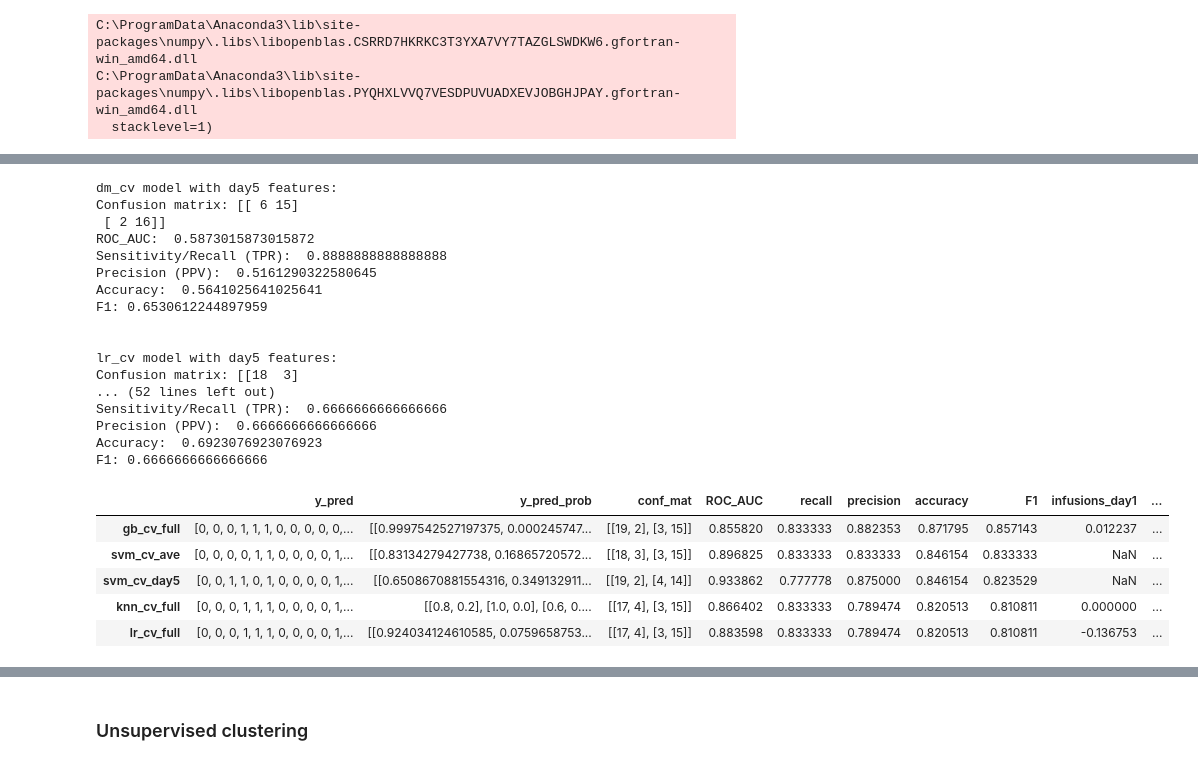
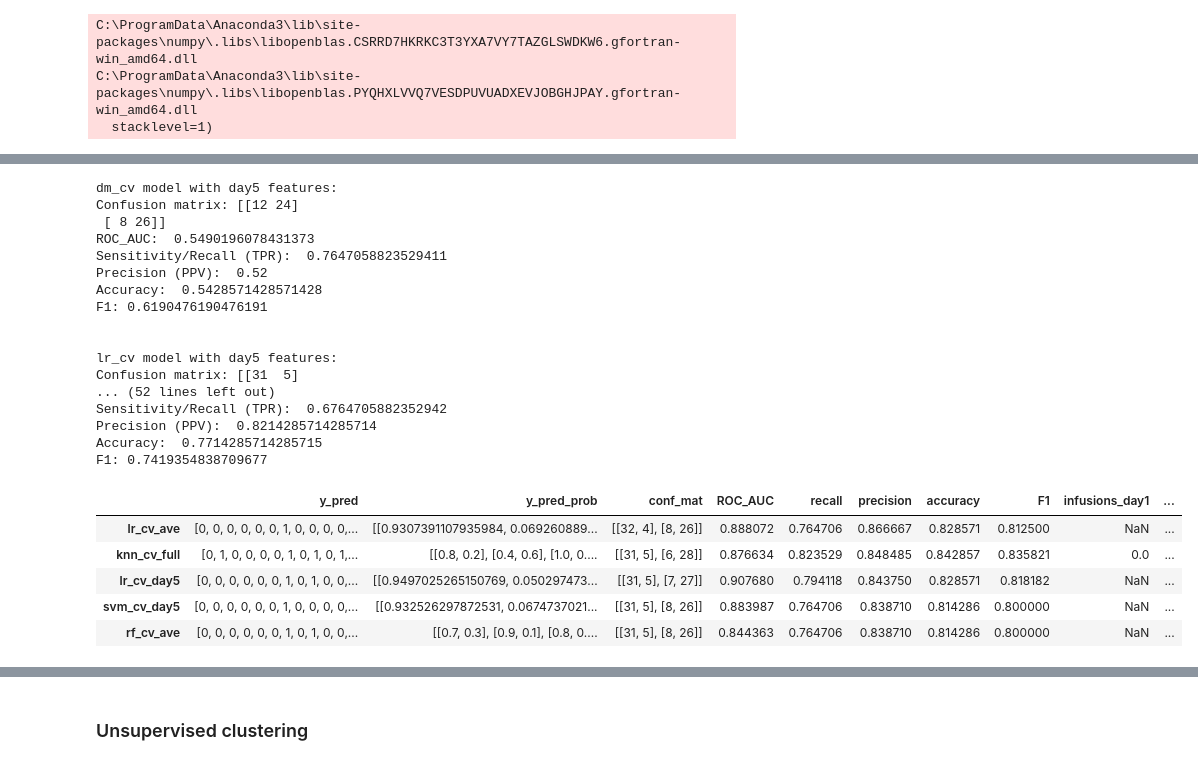
Before and after one commit to grace3999/PredictEscalation, a Jupyter notebook: EscalationProj_Tim.ipynb, the cells around one changed output, grey strips where cells are left out. Saved outputs shown, nothing was run; the diff lists cells and outputs as text; code cells hidden in the pictures.

```diff
--- a/EscalationProj_Tim.ipynb
+++ b/EscalationProj_Tim.ipynb
@@ -40,9 +40,9 @@ C:\ProgramData\Anaconda3\lib\site-packages\numpy\.libs\libopenblas.CSRRD7HKRKC3T
 C:\ProgramData\Anaconda3\lib\site-packages\numpy\.libs\libopenblas.PYQHXLVVQ7VESDPUVUADXEVJOBGHJPAY.gfortran-win_amd64.dll
   stacklevel=1)
 # %%
-path = 'C:/Users/Schindler/Documents/Schindler_Lab/Data/Escalation/Ferguson/IntA_dataset_TJO_V2.csv'
+path_traintest = 'C:/Users/Schindler/Documents/Schindler_Lab/Data/Escalation/Ferguson/IntA_dataset_TJO_V3.csv'
 # %%
-data = pd.read_csv(path)
+data = pd.read_csv(path_traintest)
 data = pd.DataFrame(data = data)
 print(data.shape)
 print(data.Severity.value_counts())
@@ -78,25 +98,17 @@ data.head()
 # %%
-data['infusions_ave'] = data[['infusions_day1',
-       'infusions_day2', 'infusions_day3', 'infusions_day4',
-       'infusions_day5']].mean(axis = 1)
+data['infusions_ave'] = data[['infusions_day1', 'infusions_day2', 'infusions_day3', 'infusions_day4', 'infusions_day5']].mean(axis = 1)
 
-data['loading_ave'] = data[['loading_day1', 'loading_day2', 'loading_day3',
-       'loading_day4', 'loading_day5']].mean(axis = 1)
+data['loading_ave'] = data[['loading_day1', 'loading_day2', 'loading_day3', 'loading_day4', 'loading_day5']].mean(axis = 1)
 
-data['taking_ave'] = data[['taking_day1', 'taking_day2',
-       'taking_day3', 'taking_day4', 'taking_day5']].mean(axis = 1)
+data['taking_ave'] = data[['taking_day1', 'taking_day2', 'taking_day3', 'taking_day4', 'taking_day5']].mean(axis = 1)
 
-data['seeking_ave'] = data[['seeking_day1',
-       'seeking_day2', 'seeking_day3', 'seeking_day4', 'seeking_day5']].mean(axis = 1)
+data['seeking_ave'] = data[['seeking_day1', 'seeking_day2', 'seeking_day3', 'seeking_day4', 'seeking_day5']].mean(axis = 1)
 
-data['first_ave'] = data[['first_day1', 'first_day2', 'first_day3', 'first_day4',
-       'first_day5']].mean(axis = 1)
+data['first_ave'] = data[['first_day1', 'first_day2', 'first_day3', 'first_day4', 'first_day5']].mean(axis = 1)
 
-data['latency_ave'] = data[['latency_day1', 'latency_day2', 'latency_day3',
-       'latency_day4', 'latency_day5']].mean(axis = 1)
+data['latency_ave'] = data[['latency_day1', 'latency_day2', 'latency_day3', 'latency_day4', 'latency_day5']].mean(axis = 1)
 
-data['interval_ave'] = data[['interval_day1', 'interval_day2',
-       'interval_day3', 'interval_day4', 'interval_day5']].mean(axis = 1)
+data['interval_ave'] = data[['interval_day1', 'interval_day2', 'interval_day3', 'interval_day4', 'interval_day5']].mean(axis = 1)
 
 data.head()
 # %% [output]
@@ -366,34 +377,34 @@ for name, model in models_dic.items():
     print('\n')
 # %% [output]
 dm_cv model with day5 features:
-Confusion matrix: [[ 6 15]
- [ 2 16]]
-ROC_AUC:  0.5873015873015872
-Sensitivity/Recall (TPR):  0.8888888888888888
-Precision (PPV):  0.5161290322580645
-Accuracy:  0.5641025641025641
-F1: 0.6530612244897959
+Confusion matrix: [[12 24]
+ [ 8 26]]
+ROC_AUC:  0.5490196078431373
+Sensitivity/Recall (TPR):  0.7647058823529411
+Precision (PPV):  0.52
+Accuracy:  0.5428571428571428
+F1: 0.6190476190476191
 
 
 lr_cv model with day5 features:
-Confusion matrix: [[18  3]
+Confusion matrix: [[31  5]
 ... (52 lines left out)
-Sensitivity/Recall (TPR):  0.6666666666666666
-Precision (PPV):  0.6666666666666666
-Accuracy:  0.6923076923076923
-F1: 0.6666666666666666
+Sensitivity/Recall (TPR):  0.6764705882352942
+Precision (PPV):  0.8214285714285714
+Accuracy:  0.7714285714285715
+F1: 0.7419354838709677
 # %%
 #put dics in pandas df
 final_dic = {**data_full_features, **data_ave_features, **data_day1_features, **data_day5_features}
 data_pandas = pd.DataFrame.from_dict(data = final_dic, orient='index')
-data_pandas.sort_values('F1', ascending=False).head()
+data_pandas.sort_values('precision', ascending=False).head()
 # %% [output]
 |  | y_pred | y_pred_prob | conf_mat | ROC_AUC | recall | precision | accuracy | F1 | infusions_day1 | ... |
-| gb_cv_full | [0, 0, 0, 1, 1, 1, 0, 0, 0, 0, 0,... | [[0.9997542527197375, 0.000245747... | [[19, 2], [3, 15]] | 0.855820 | 0.833333 | 0.882353 | 0.871795 | 0.857143 | 0.012237 | ... |
-| svm_cv_ave | [0, 0, 0, 0, 1, 1, 0, 0, 0, 0, 1,... | [[0.83134279427738, 0.16865720572... | [[18, 3], [3, 15]] | 0.896825 | 0.833333 | 0.833333 | 0.846154 | 0.833333 | NaN | ... |
-| svm_cv_day5 | [0, 0, 1, 1, 0, 1, 0, 0, 0, 0, 1,... | [[0.6508670881554316, 0.349132911... | [[19, 2], [4, 14]] | 0.933862 | 0.777778 | 0.875000 | 0.846154 | 0.823529 | NaN | ... |
-| knn_cv_full | [0, 0, 0, 1, 1, 1, 0, 0, 0, 0, 1,... | [[0.8, 0.2], [1.0, 0.0], [0.6, 0.... | [[17, 4], [3, 15]] | 0.866402 | 0.833333 | 0.789474 | 0.820513 | 0.810811 | 0.000000 | ... |
-| lr_cv_full | [0, 0, 0, 1, 1, 1, 0, 0, 0, 0, 1,... | [[0.924034124610585, 0.0759658753... | [[17, 4], [3, 15]] | 0.883598 | 0.833333 | 0.789474 | 0.820513 | 0.810811 | -0.136753 | ... |
+| lr_cv_ave | [0, 0, 0, 0, 0, 0, 1, 0, 0, 0, 0,... | [[0.9307391107935984, 0.069260889... | [[32, 4], [8, 26]] | 0.888072 | 0.764706 | 0.866667 | 0.828571 | 0.812500 | NaN | ... |
+| knn_cv_full | [0, 1, 0, 0, 0, 0, 1, 0, 1, 0, 1,... | [[0.8, 0.2], [0.4, 0.6], [1.0, 0.... | [[31, 5], [6, 28]] | 0.876634 | 0.823529 | 0.848485 | 0.842857 | 0.835821 | 0.0 | ... |
+| lr_cv_day5 | [0, 0, 0, 0, 0, 0, 1, 0, 1, 0, 0,... | [[0.9497025265150769, 0.050297473... | [[31, 5], [7, 27]] | 0.907680 | 0.794118 | 0.843750 | 0.828571 | 0.818182 | NaN | ... |
+| svm_cv_day5 | [0, 0, 0, 0, 0, 0, 1, 0, 0, 0, 0,... | [[0.932526297872531, 0.0674737021... | [[31, 5], [8, 26]] | 0.883987 | 0.764706 | 0.838710 | 0.814286 | 0.800000 | NaN | ... |
+| rf_cv_ave | [0, 0, 0, 0, 0, 0, 1, 0, 1, 0, 0,... | [[0.7, 0.3], [0.9, 0.1], [0.8, 0.... | [[31, 5], [8, 26]] | 0.844363 | 0.764706 | 0.838710 | 0.814286 | 0.800000 | NaN | ... |
 # %%
 fpr_dm, tpr_dm, thresholds_dm = metrics.roc_curve(Y_train_class, data_ave_features['dm_cv_ave']['y_pred_prob'][:,1])
 fpr_lr, tpr_lr, thresholds_lr = metrics.roc_curve(Y_train_class, data_ave_features['lr_cv_ave']['y_pred_prob'][:,1])
```
Also changed, not shown: parts of 26 cells of this notebook, 1 other file.
